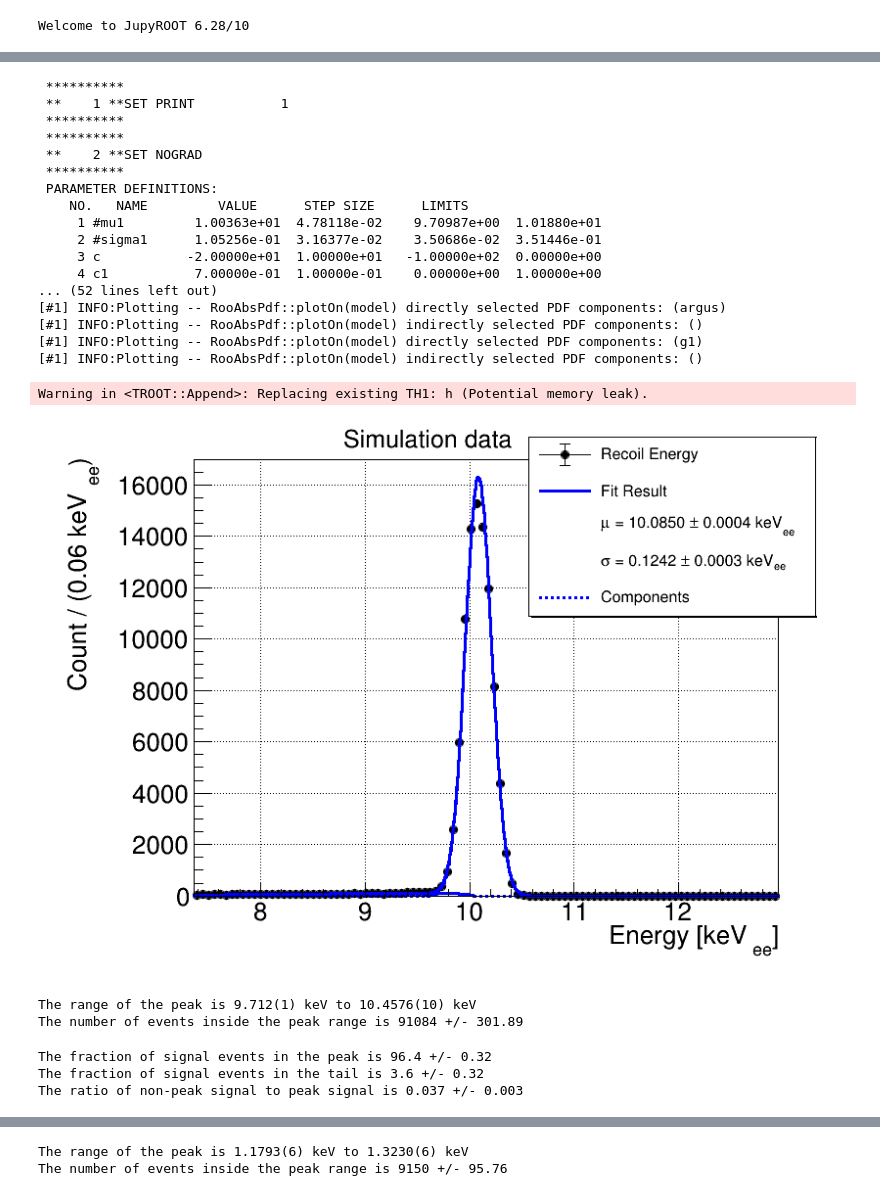
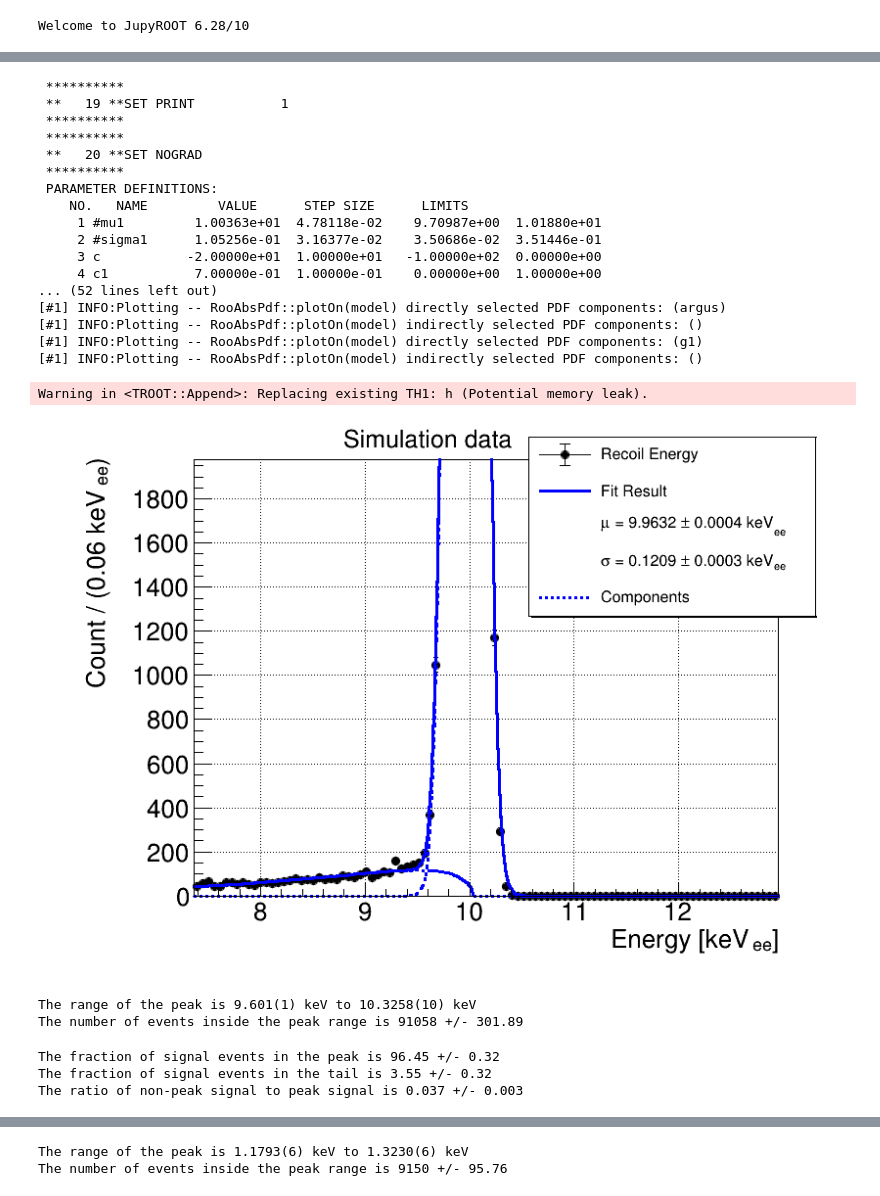
Before and after one commit to perry5334/CDMS, a Jupyter notebook: notebooks/CUTE/Ge71_Lines/GeCalib_SignalYield_DMC.ipynb, the cells around one changed output, grey strips where cells are left out. Drawn from its saved outputs; the diff is of its cells as text; code cells hidden in the pictures.

```diff
--- a/notebooks/CUTE/Ge71_Lines/GeCalib_SignalYield_DMC.ipynb
+++ b/notebooks/CUTE/Ge71_Lines/GeCalib_SignalYield_DMC.ipynb
@@ -52,7 +52,7 @@ g4dmcEvent = CDataFrame('G4SimDir/g4dmcEvent', DMCfiles)
 EventNum = g4dmcEvent.AsNumpy(['EventNum'])['EventNum']
 PhononE = np.sum(g4dmcEvent.AsNumpy(['PhononE'])['PhononE']*1e-3, axis = 1)
 # %%
-RQfiles = np.sort(glob.glob("/scratch/group/mitchcomp/CDMS/data/perry5334/Ge71_Kshell_50V_100kEvents/Processed_noise_triangle/R?/Unmerged/5125????_000000/Test_5125????_000000_F0???.root"))
+RQfiles = np.sort(glob.glob("/scratch/group/mitchcomp/CDMS/data/perry5334/Ge71_Kshell_50V_100kEvents/Processed_noise_triangle_cutoff/R?/Unmerged/5125????_000000/Test_5125????_000000_F0???.root"))
 # %%
 det = 1 # detector number
 
@@ -93,7 +93,7 @@ bins = np.linspace(bins_start, bins_end, nbins + 1)
 c = ROOT.TCanvas("c", "Canvas", 700, 600)
 
 # Create a ROOT histogram: (name, title, nbins, xmin, xmax)
-h1 = ROOT.TH1F("h", "Tail of simulated PTOFamps distribution;Energy [keV_{ee}]" + ";Count / (" + str(bindiff) + " keV_{ee})", nbins, bins_start, bins_end)
+h1 = ROOT.TH1F("h", "Tail of simulated PTOFamps distribution;Energy [keV_{#kern[-0.1pt]{#lower[-0.5pt]{ee}}}]" + ";Count / (" + str(bindiff) + " keV_{#kern[-0.1pt]{#lower[-0.5pt]{ee}}})", nbins, bins_start, bins_end)
 data1 = df_rqs['PTOFamps_keVee']
 
 for value in data1:
@@ -288,7 +249,7 @@ K_DMC_cut = (df_rqs['PTOFamps_keVee'] > 9.7) & (df_rqs['PTOFamps_keVee'] < 11.5)
 # %%
 ROOT.gStyle.SetOptStat(0)
 bins_start = 10e3
-bins_end = 1e5
+bins_end = 80e3
 nbins = 50
 bindiff = np.round((bins_end - bins_start) / nbins, 3)
 
@@ -302,11 +263,11 @@ for value in data1:
     h1.Fill(value)
 h1.SetLineWidth(3)
 h1.SetLineColor(ROOT.kBlue-9)
-h1.SetFillColor(ROOT.kBlue-9)
+#h1.SetFillColor(ROOT.kBlue-9)
 h1.SetFillStyle(1001)
 #h1.SetMaximum(850)
 
-h1.GetXaxis().SetLabelSize(0.05)
+h1.GetXaxis().SetLabelSize(0.04)
 h1.GetYaxis().SetLabelSize(0.05)
 h1.GetXaxis().SetTitleSize(0.05)
 h1.GetXaxis().SetTitleOffset(1.5)
@@ -514,8 +502,8 @@ fit_result = m.save()
 frame = x.frame(ROOT.RooFit.Title("Simulation data"))
 frame.SetLabelSize(0.05)
 # Change axis labels
-frame.GetXaxis().SetTitle("Energy [keV_{ee}]")
-frame.GetYaxis().SetTitle("Count / (" + str(bindiff) + " keV_{ee})")
+frame.GetXaxis().SetTitle("Energy [keV_{#kern[-0.1pt]{#lower[-0.5pt]{ee}}}]")
+frame.GetYaxis().SetTitle("Count / (" + str(bindiff) + " keV_{#kern[-0.1pt]{#lower[-0.5pt]{ee}}})")
 frame.GetXaxis().SetLabelSize(0.05)
 frame.GetYaxis().SetLabelSize(0.05)
 frame.GetXaxis().SetTitleSize(0.05)
@@ -537,8 +525,8 @@ model.plotOn(frame, ROOT.RooFit.Components("g1"), ROOT.RooFit.LineStyle(ROOT.kDa
 # Plot data and model within the narrow range
 #data.plotOn(frame_narrow, ROOT.RooFit.Range("gaussRange"), ROOT.RooFit.Name("data_narrow"))
 #model.plotOn(frame_narrow,
-#             ROOT.RooFit.Range("gaussRange"),
-#             ROOT.RooFit.Name("model_narrow"))
+             #ROOT.RooFit.Range("gaussRange"),
+             #ROOT.RooFit.Name("model_narrow"))
 #chi2_narrow = frame_narrow.chiSquare(5)
 
 # Create legend
@@ -556,38 +544,38 @@ legend.AddEntry(frame.findObject("Components"), "Components", "l")
 legend.SetTextSize(0.03)
 
 #frame.SetMinimum(14000)
-frame.SetMaximum(17000)  # Adjust based on your data
-#frame.SetMaximum(1980)  # Adjust based on your data
+#frame.SetMaximum(17000)  # Adjust based on your data
+frame.SetMaximum(1980)  # Adjust based on your data
 
 c = ROOT.TCanvas("c", "Fit Canvas", 800, 600)
 c.SetLeftMargin(0.2)
 c.SetBottomMargin(0.15)
 c.SetRightMargin(0.05)
 c.SetTopMargin(0.07)
 frame.Draw()
 legend.Draw()
 c.SetGrid(1,1)
 c.Draw()
 # %% [output]
  **********
- **    1 **SET PRINT           1
+ **   19 **SET PRINT           1
  **********
  **********
- **    2 **SET NOGRAD
+ **   20 **SET NOGRAD
  **********
  PARAMETER DEFINITIONS:
     NO.   NAME         VALUE      STEP SIZE      LIMITS
      1 #mu1         1.00363e+01  4.78118e-02    9.70987e+00  1.01880e+01
      2 #sigma1      1.05256e-01  3.16377e-02    3.50686e-02  3.51446e-01
      3 c           -2.00000e+01  1.00000e+01   -1.00000e+02  0.00000e+00
      4 c1           7.00000e-01  1.00000e-01    0.00000e+00  1.00000e+00
 ... (52 lines left out)
 [#1] INFO:Plotting -- RooAbsPdf::plotOn(model) directly selected PDF components: (argus)
 [#1] INFO:Plotting -- RooAbsPdf::plotOn(model) indirectly selected PDF components: ()
 [#1] INFO:Plotting -- RooAbsPdf::plotOn(model) directly selected PDF components: (g1)
 [#1] INFO:Plotting -- RooAbsPdf::plotOn(model) indirectly selected PDF components: ()
 Warning in <TROOT::Append>: Replacing existing TH1: h (Potential memory leak).
-[figure, old version]
+[figure, new version]
 # %%
 upper_bound = ROOT.RooFormulaVar("upperBound", "@0 + 3 * @1", ROOT.RooArgList(mean_1, sigma_1))
 lower_bound = ROOT.RooFormulaVar("lowerBound", "@0 - 3 * @1", ROOT.RooArgList(mean_1, sigma_1))
@@ -610,8 +598,8 @@ count_err = np.sqrt( count_stat**2 + count_variation**2 )
 
 print('The number of events inside the peak range is ' + str(round(count, 2)) + ' +/- ' + str(round(count_err, 2)))
 # %% [output]
-The range of the peak is 9.712(1) keV to 10.4576(10) keV
-The number of events inside the peak range is 91084 +/- 301.89
+The range of the peak is 9.601(1) keV to 10.3258(10) keV
+The number of events inside the peak range is 91058 +/- 301.89
 # %%
 nevent_window = sum((df_rqs['PTOFamps_keVee'] >= bins_start) & (df_rqs['PTOFamps_keVee'] <= mean_upper_bound))
 
@@ -628,8 +616,8 @@ ratio = signal_tail / count
 ratio_err = np.sqrt( (signal_tail_err / count)**2 + (signal_tail / count**2 * count_err)**2)
 print('The ratio of non-peak signal to peak signal is ' + str(round(ratio, 3)) + ' +/- ' + str(round(ratio_err, 3)))
 # %% [output]
-The fraction of signal events in the peak is 96.4 +/- 0.32
-The fraction of signal events in the tail is 3.6 +/- 0.32
+The fraction of signal events in the peak is 96.45 +/- 0.32
+The fraction of signal events in the tail is 3.55 +/- 0.32
 The ratio of non-peak signal to peak signal is 0.037 +/- 0.003
 # %%
 RQfiles = np.sort(glob.glob("/scratch/group/mitchcomp/CDMS/data/perry5334/Ge71_Lshell_50V_tuned_noise/Processed_triangle/Unmerged/5125????_000000/Test_5125????_000000_F0???.root"))
```
Also changed, not shown: parts of 12 cells of this notebook, 8 other files.
